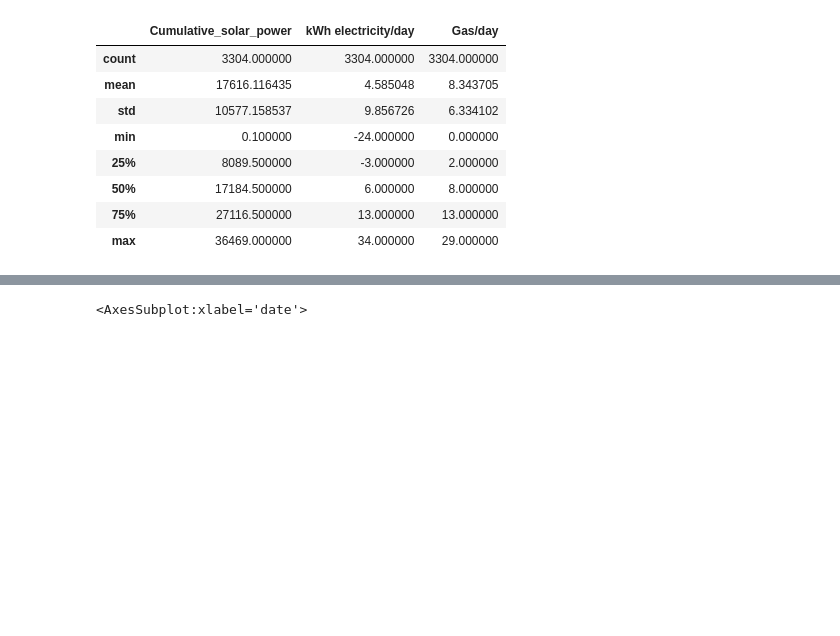
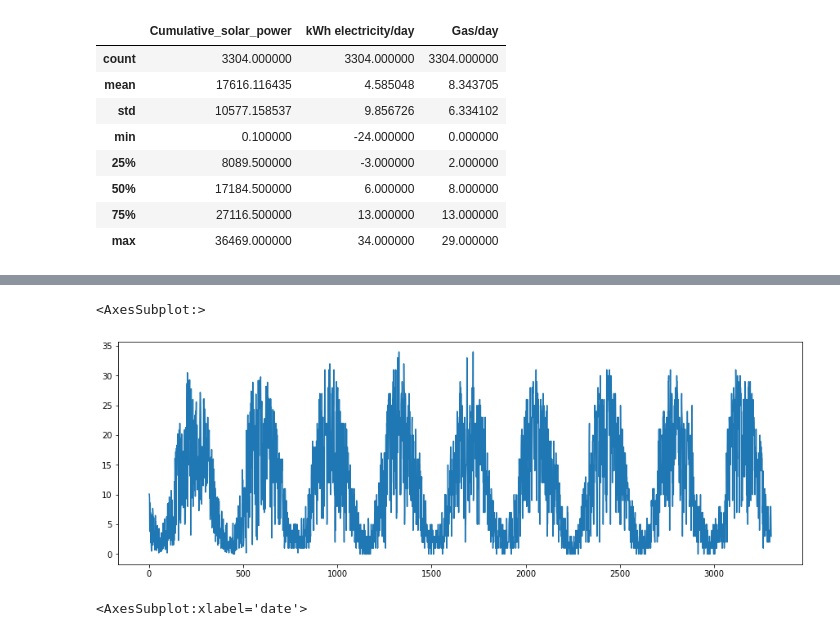
Before and after one commit to NiBa97/Solarpower-LSTM, a Jupyter notebook: daily-power-production-of-solar-panels/explore.ipynb, the cells around one changed output, grey strips where cells are left out. Drawn from its saved outputs; the diff is of its cells as text; code cells hidden in the pictures; blank space fills up the shorter version.

```diff
--- a/daily-power-production-of-solar-panels/explore.ipynb
+++ b/daily-power-production-of-solar-panels/explore.ipynb
@@ -19,5 +55,9 @@ df.describe()
 # %%
 df["Sp/day"]  = df["Cumulative_solar_power"].diff()
+df["Sp/day"].plot(figsize=(15,5))
+# %% [output]
+<AxesSubplot:>
+[figure, added]
 # %%
 df.drop("Cumulative_solar_power", axis=1).plot(figsize=(20,10))
 # %% [output]
```
Also changed, not shown: parts of 7 cells of this notebook, 1 other file.
